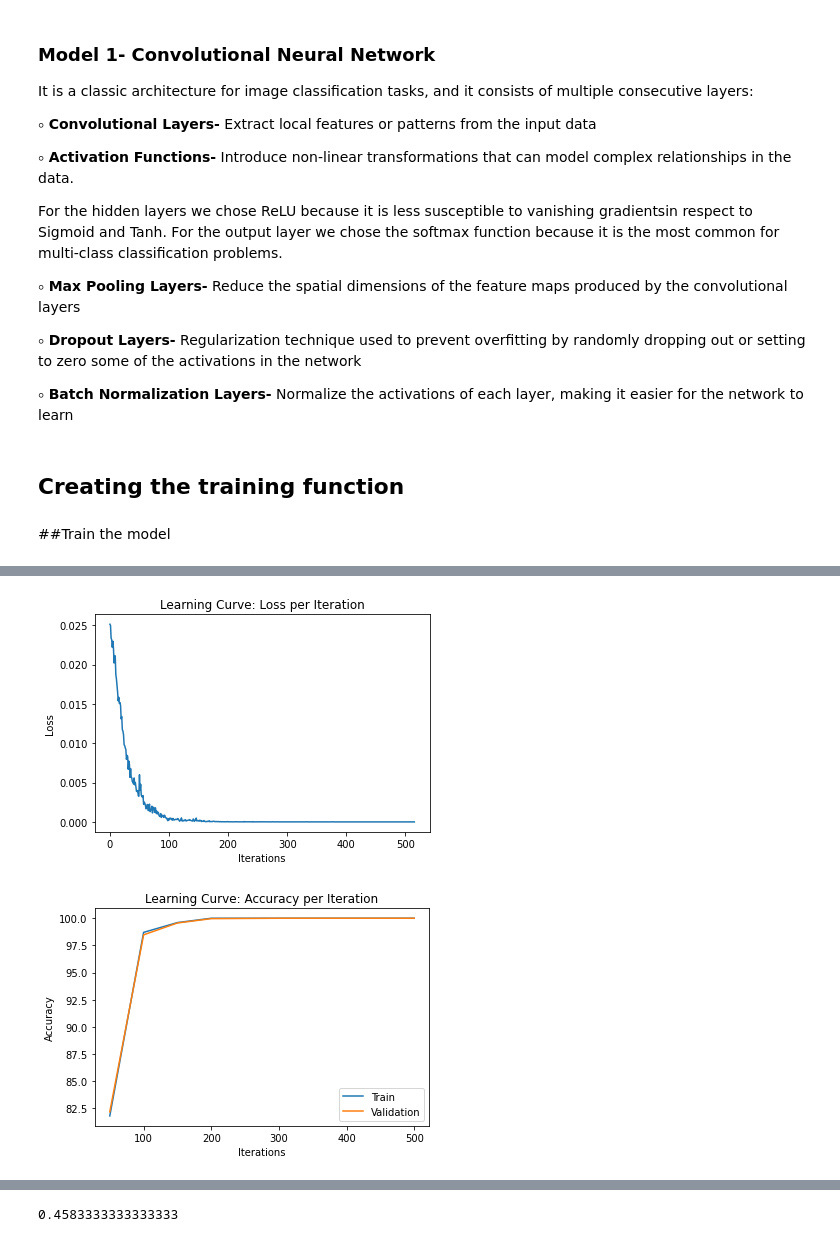
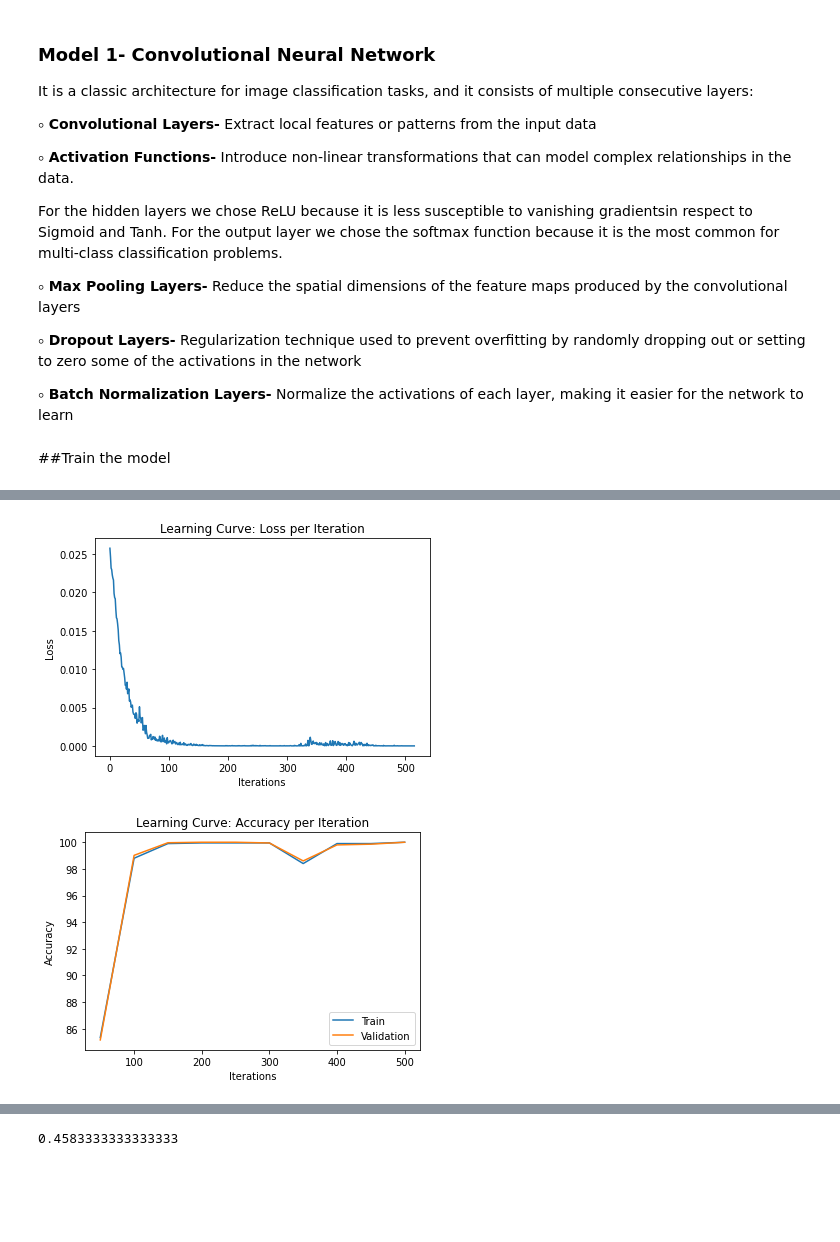
Before and after one commit to RonBartov/american-sign-language-image-classification, a Jupyter notebook: Final_Project_ASL_Classification.ipynb, the cells around one changed output, grey strips where cells are left out. Cells and saved outputs as stored; diff of their text form; code cells hidden in the pictures; blank space fills up the shorter version.

```diff
--- a/Final_Project_ASL_Classification.ipynb
+++ b/Final_Project_ASL_Classification.ipynb
@@ -244,12 +242,12 @@ In order to start our training part properly, we would like to learn the data in
 # Define the data paths
 
 # Ron's paths
-csv_train_val_path = "/content/gdrive/MyDrive/Colab Notebooks/Deep Learning Final Project- ASL/sign_mnist_train.zip"
-csv_test_path = "/content/gdrive/MyDrive/Colab Notebooks/Deep Learning Final Project- ASL/sign_mnist_test.zip"
+# csv_train_val_path = "/content/gdrive/MyDrive/Colab Notebooks/Deep Learning Final Project- ASL/sign_mnist_train.zip"
+# csv_test_path = "/content/gdrive/MyDrive/Colab Notebooks/Deep Learning Final Project- ASL/sign_mnist_test.zip"
 
 # Aviv's paths
-# csv_train_val_path = "/content/gdrive/MyDrive/DP_course/final/data/sign_mnist_train.csv"
-# csv_test_path = "/content/gdrive/MyDrive/DP_course/final/data/sign_mnist_test.csv"
+csv_train_val_path = "/content/gdrive/MyDrive/DP_course/final/data/sign_mnist_train.csv"
+csv_test_path = "/content/gdrive/MyDrive/DP_course/final/data/sign_mnist_test.csv"
 # %%
 df_train_val = pd.read_csv(csv_train_val_path)
 df_test = pd.read_csv(csv_test_path)
@@ -622,8 +591,8 @@ def train_model(train_data,val_data, model, criterion, optimizer, num_epochs = 5
       # forward pass
       outputs = model(images)
 
-      #loss = criterion(outputs.cpu(), labels.cpu())
-      loss = F.nll_loss(outputs.cpu(), labels.cpu())
+      loss = criterion(outputs.cpu(), labels.cpu())
+      #loss = F.nll_loss(outputs.cpu(), labels.cpu())
 
       # backpropagation and optimization
       optimizer.zero_grad()
@@ -648,7 +617,9 @@ def train_model(train_data,val_data, model, criterion, optimizer, num_epochs = 5
         #print(f'Epoch [{epoch+1}/{num_epochs}] , Iteration[{n}], Loss: {loss.item()}')
 
   print('Finished Training')
-  return iters, losses, iters_sub, train_accs, val_accs
+  val_accs = np.array(val_accs)
+  train_accs = np.array(train_accs)
+  plot_learning_curve(iters, losses, iters_sub, train_accs, val_accs)
 # %% [markdown]
 optimizer.zero_grad()
         output = model(data)
@@ -744,13 +788,11 @@ ${\circ}$ **Max Pooling Layers-** Reduce the spatial dimensions of the feature m
 ${\circ}$ **Dropout Layers-** Regularization technique used to prevent overfitting by randomly dropping out or setting to zero some of the activations in the network
 
 ${\circ}$ **Batch Normalization Layers-** Normalize the activations of each layer, making it easier for the network to learn
-# %% [markdown]
-## **Creating the training function**
 # %% [markdown]
 ##Train the model
 # %%
 model = ConvNet()
-criterion = nn.CrossEntropyLoss()
+criterion = F.nll_loss
 optimizer = torch.optim.Adam(model.parameters())
 # %%
 # from torchvision import models
@@ -758,5 +800,5 @@ optimizer = torch.optim.Adam(model.parameters())
 # summary(model.cuda(), (1,28,28))
 # %%
 model.to(device)
-iters, losses, iters_sub, train_accs, val_accs = train_model(df_train,df_val, model, criterion, optimizer, num_epochs = 3, batch_size= 128)
+train_model(df_train,df_val, model, criterion, optimizer, num_epochs = 3, batch_size= 128)
 # %% [output]
@@ -773,8 +815,3 @@ Epoch [3/3] Iter 500. [Val Acc 100%] [Train Acc 100%, Loss 0.000458]
 Finished Training
+[figure, added]
+[figure, added]
-# %%
-val_accs = np.array(val_accs)
-train_accs = np.array(train_accs)
-plot_learning_curve(iters, losses, iters_sub, train_accs, val_accs)
-# %% [output]
-[figure, removed]
-[figure, removed]
```
Also changed, not shown: parts of 15 cells of this notebook.
